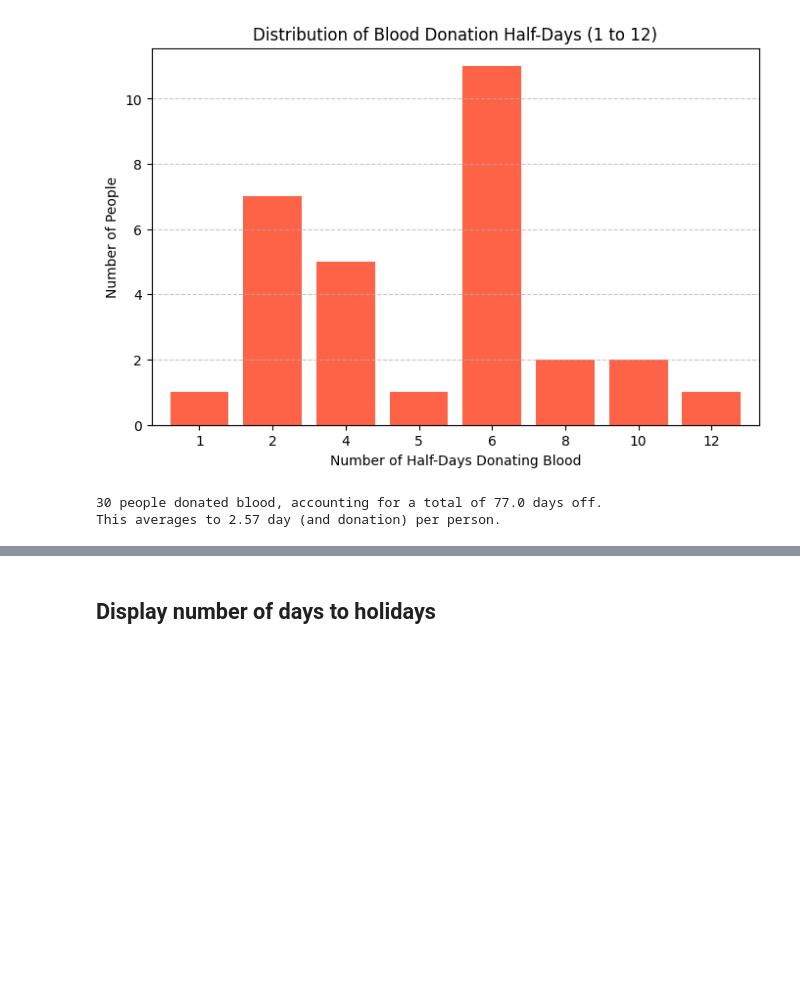
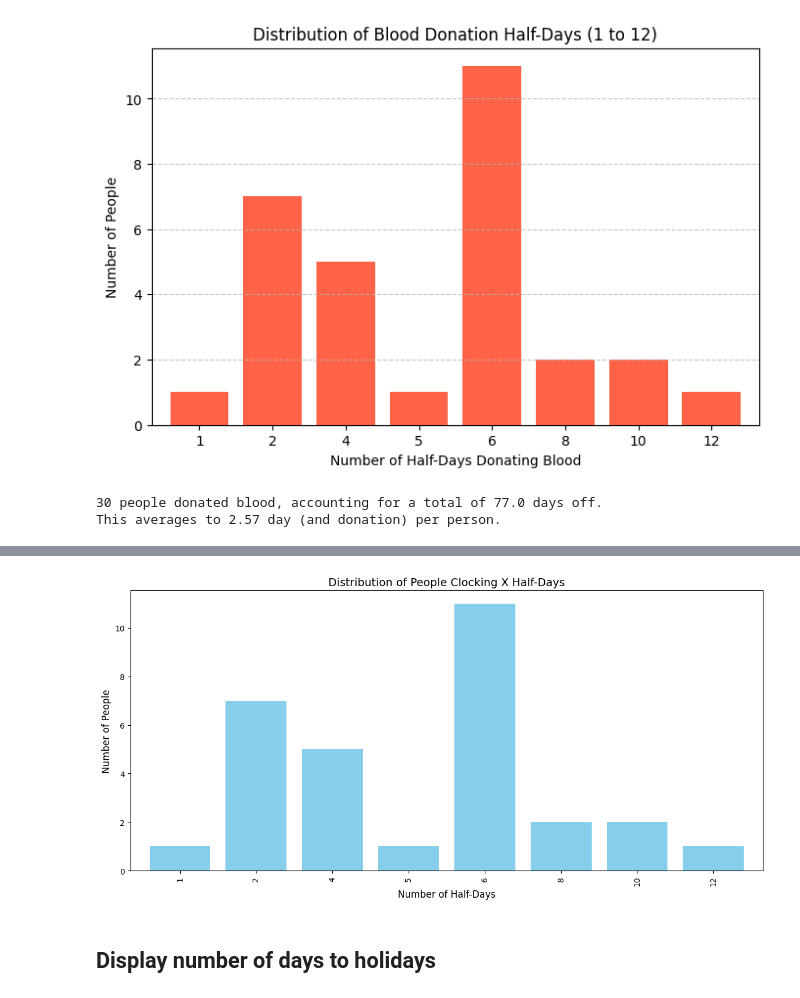
Before and after one commit to Fnor-BE/on-duty-2024, a Jupyter notebook: on-duty.ipynb, the cells around one changed output, grey strips where cells are left out. Drawn from its saved outputs; the diff is of its cells as text; code cells hidden in the pictures; blank space fills up the shorter version.

```diff
--- a/on-duty.ipynb
+++ b/on-duty.ipynb
@@ -537,3 +573,27 @@ This averages to 2.57 day (and donation) per person.
+# %%
+# Step 1: Filter for half-day records (e.g., Code == 'DS')
+half_days = work_days[work_days['Code'] == 'DS']
+
+# Step 2: Group by person and count the number of half-days
+half_days_count = half_days.groupby('Name').size()
+
+# Step 3: Count the number of people who made 'X' half-days
+distribution = half_days_count.value_counts().sort_index()
+
+# Step 4: Plot the distribution
+plt.figure(figsize=(12, 6))
+distribution.plot(kind='bar', color='skyblue', width=0.8)
+
+# Step 5: Add labels and title
+plt.title('Distribution of People Clocking X Half-Days', fontsize=14)
+plt.xlabel('Number of Half-Days', fontsize=12)
+plt.ylabel('Number of People', fontsize=12)
+
+# Display the chart
+plt.tight_layout()
+plt.show()
+# %% [output]
+[figure, added]
 # %% [markdown]
 ## Display number of days to holidays
 # %%
```
Also changed, not shown: parts of 4 cells of this notebook.
